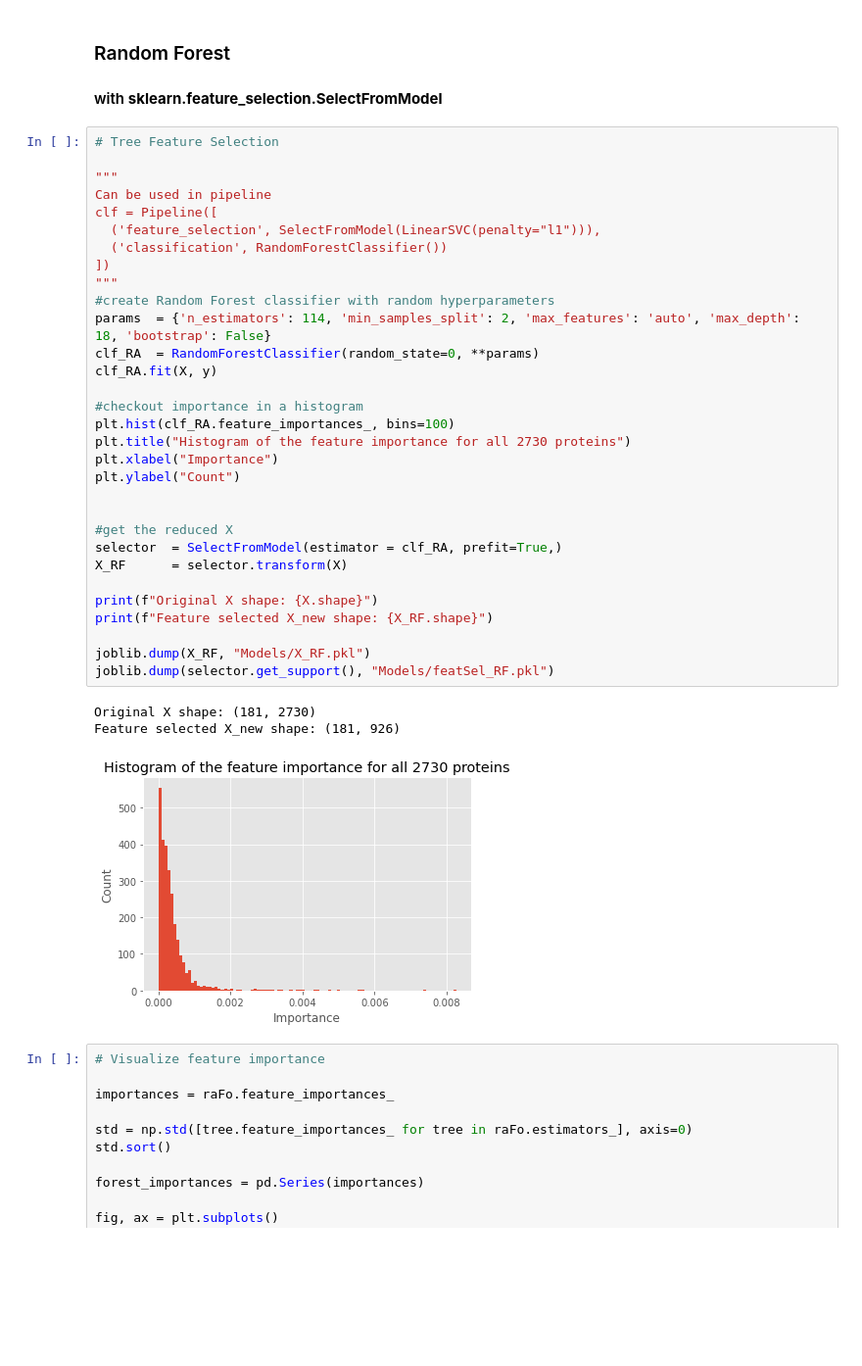
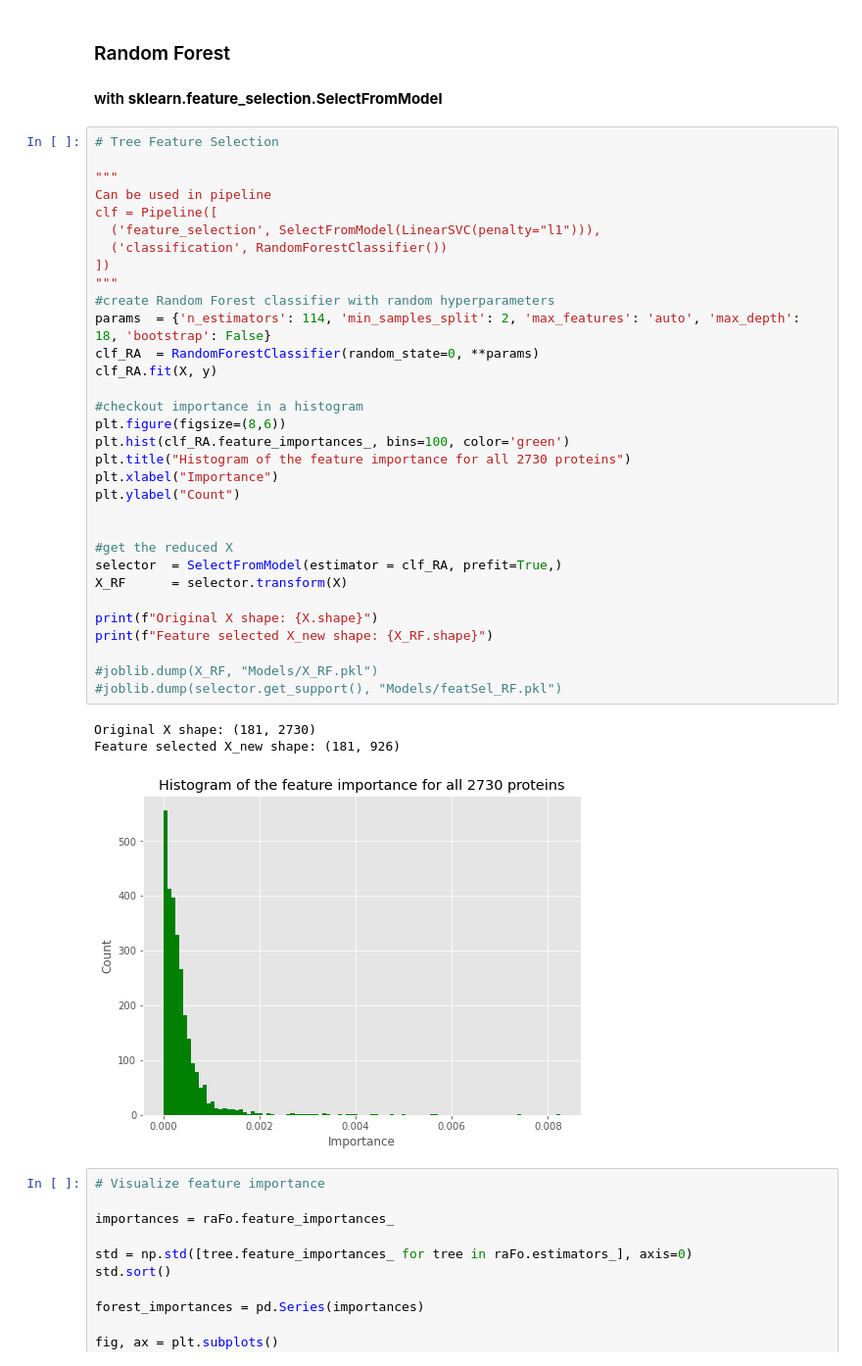
Before and after one commit to cewinharhar/BECS2_dataChallenge, a Jupyter notebook: MLworkflow.ipynb, the cells around one changed output. Shown at 98% size. Drawn from its saved outputs; the diff is of its cells as text; blank space fills up the shorter version.

```diff
--- a/MLworkflow.ipynb
+++ b/MLworkflow.ipynb
@@ -159,37 +162,38 @@ X = joblib.load("Models/X.pkl")
 # Tree Feature Selection
 
 """
 Can be used in pipeline
 clf = Pipeline([
   ('feature_selection', SelectFromModel(LinearSVC(penalty="l1"))),
   ('classification', RandomForestClassifier())
 ])
 """
 #create Random Forest classifier with random hyperparameters
 params  = {'n_estimators': 114, 'min_samples_split': 2, 'max_features': 'auto', 'max_depth': 18, 'bootstrap': False}
 clf_RA  = RandomForestClassifier(random_state=0, **params)
 clf_RA.fit(X, y)
 
 #checkout importance in a histogram
-plt.hist(clf_RA.feature_importances_, bins=100)
+plt.figure(figsize=(8,6))
+plt.hist(clf_RA.feature_importances_, bins=100, color='green')
 plt.title("Histogram of the feature importance for all 2730 proteins")
 plt.xlabel("Importance")
 plt.ylabel("Count")
 
 
 #get the reduced X
 selector  = SelectFromModel(estimator = clf_RA, prefit=True,)
 X_RF      = selector.transform(X)
 
 print(f"Original X shape: {X.shape}")
 print(f"Feature selected X_new shape: {X_RF.shape}")
 
-joblib.dump(X_RF, "Models/X_RF.pkl")
-joblib.dump(selector.get_support(), "Models/featSel_RF.pkl")
+#joblib.dump(X_RF, "Models/X_RF.pkl")
+#joblib.dump(selector.get_support(), "Models/featSel_RF.pkl")
 # %% [output]
 Original X shape: (181, 2730)
 Feature selected X_new shape: (181, 926)
-[figure, old version]
+[figure, new version]
 # %%
 # Visualize feature importance
 
```
Also changed, not shown: parts of 3 cells of this notebook.
